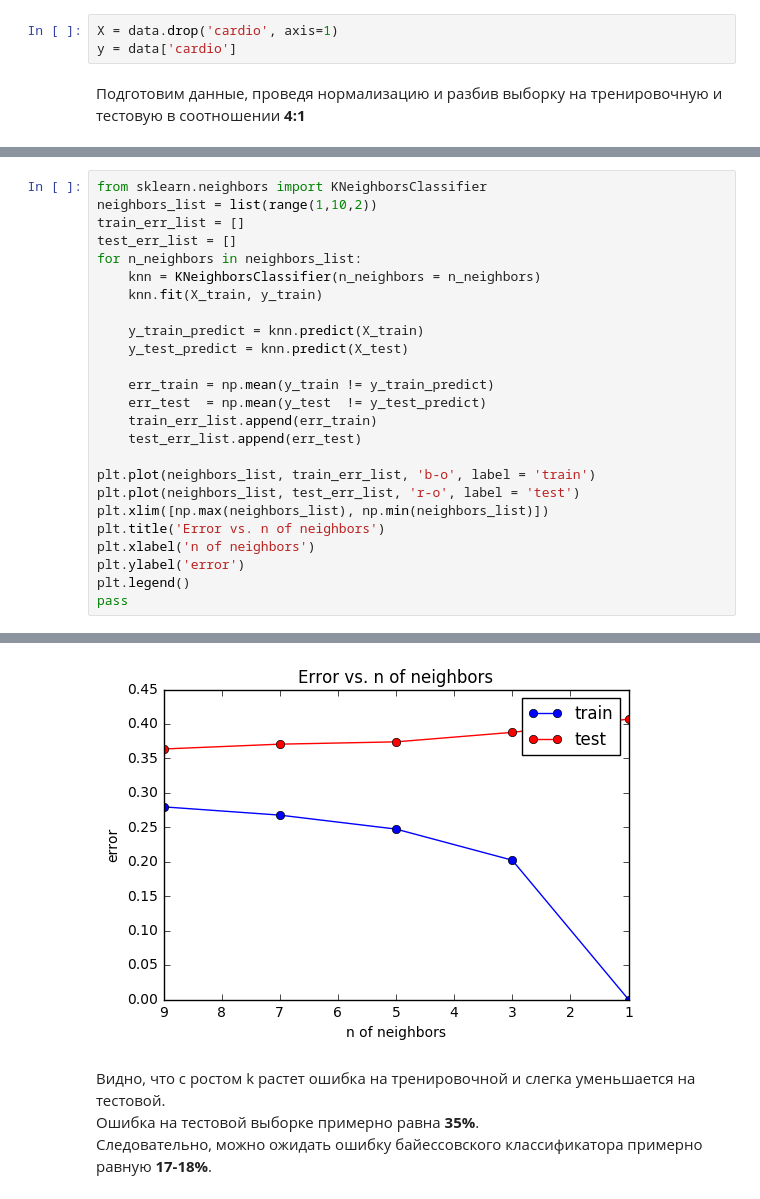
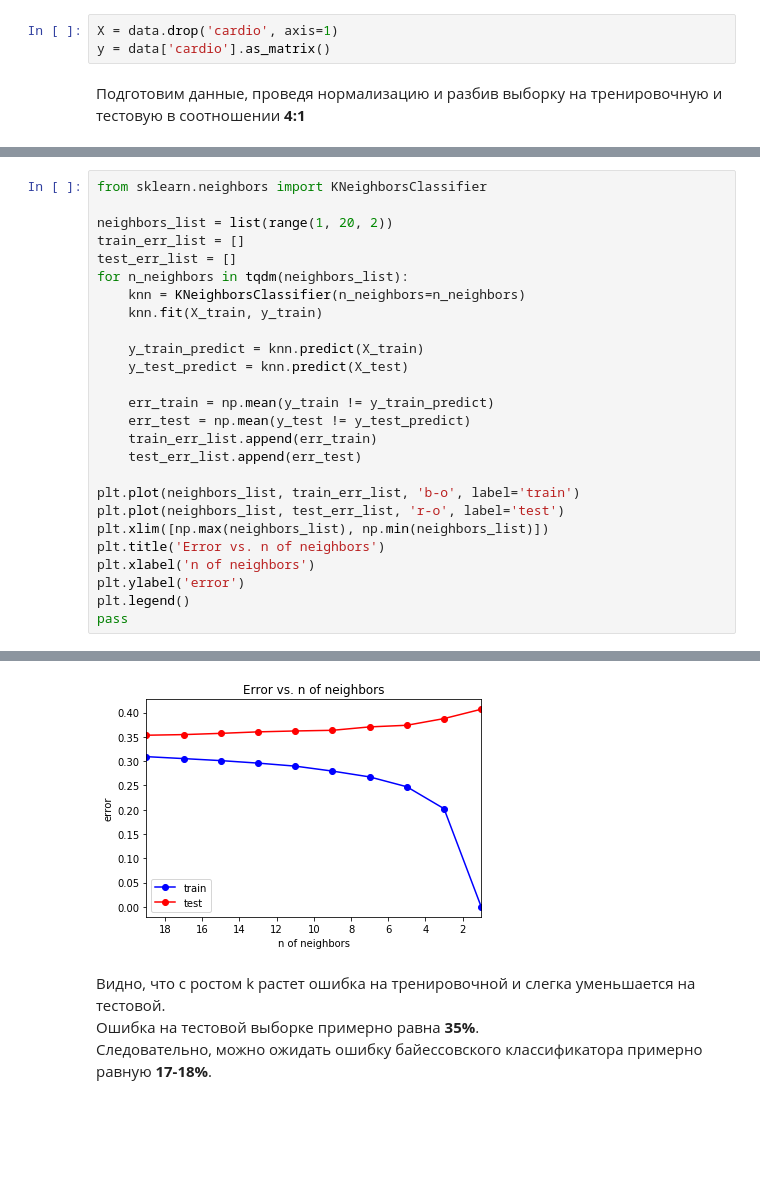
Before and after one commit to DanVev/ml_practice, a Jupyter notebook: data_overview.ipynb, the cells around one changed output, grey strips where cells are left out. Saved outputs shown, nothing was run; the diff lists cells and outputs as text; blank space fills up the shorter version.

```diff
--- a/data_overview.ipynb
+++ b/data_overview.ipynb
@@ -233,7 +234,7 @@ dtype: int64
 Тогда оценка будет в ~2 меньше ошибки на указанном методе.
 # %%
 X = data.drop('cardio', axis=1)
-y = data['cardio']
+y = data['cardio'].as_matrix()
 # %% [markdown]
 Подготовим данные, проведя нормализацию и разбив выборку на тренировочную и тестовую в соотношении **4:1**
 # %%
@@ -252,22 +253,23 @@ ImportError: No module named 'sklearn'
 # %%
 from sklearn.neighbors import KNeighborsClassifier
-neighbors_list = list(range(1,10,2))
+
+neighbors_list = list(range(1, 20, 2))
 train_err_list = []
 test_err_list = []
-for n_neighbors in neighbors_list:
-    knn = KNeighborsClassifier(n_neighbors = n_neighbors)
+for n_neighbors in tqdm(neighbors_list):
+    knn = KNeighborsClassifier(n_neighbors=n_neighbors)
     knn.fit(X_train, y_train)
 
     y_train_predict = knn.predict(X_train)
     y_test_predict = knn.predict(X_test)
 
     err_train = np.mean(y_train != y_train_predict)
-    err_test  = np.mean(y_test  != y_test_predict)
+    err_test = np.mean(y_test != y_test_predict)
     train_err_list.append(err_train)
     test_err_list.append(err_test)
 
-plt.plot(neighbors_list, train_err_list, 'b-o', label = 'train')
-plt.plot(neighbors_list, test_err_list, 'r-o', label = 'test')
+plt.plot(neighbors_list, train_err_list, 'b-o', label='train')
+plt.plot(neighbors_list, test_err_list, 'r-o', label='test')
 plt.xlim([np.max(neighbors_list), np.min(neighbors_list)])
 plt.title('Error vs. n of neighbors')
 plt.xlabel('n of neighbors')
@@ -278,4 +281,4 @@ pass
-[figure, old version]
+[figure, new version]
 # %% [markdown]
 Видно, что с ростом k растет ошибка на тренировочной и слегка уменьшается на тестовой.
 Ошибка на тестовой выборке примерно равна **35%**.
```
Also changed, not shown: parts of 13 cells of this notebook.
